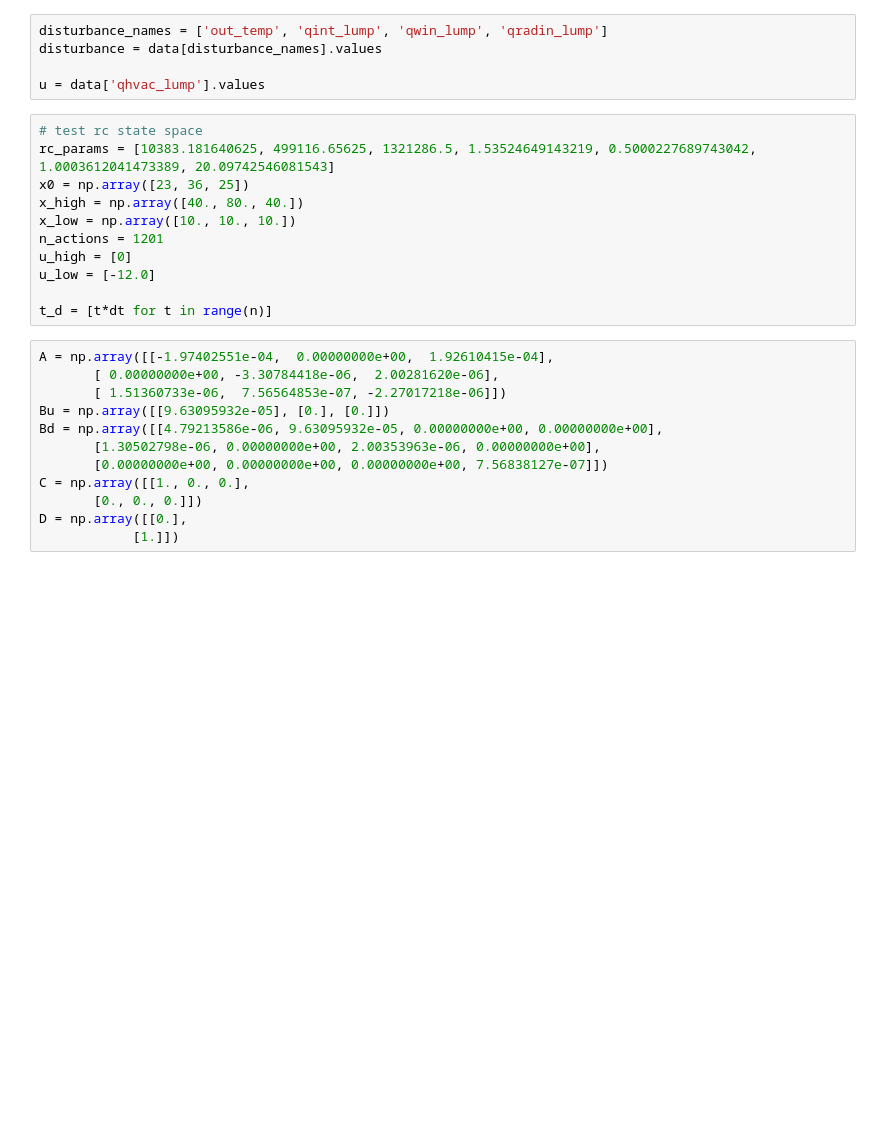
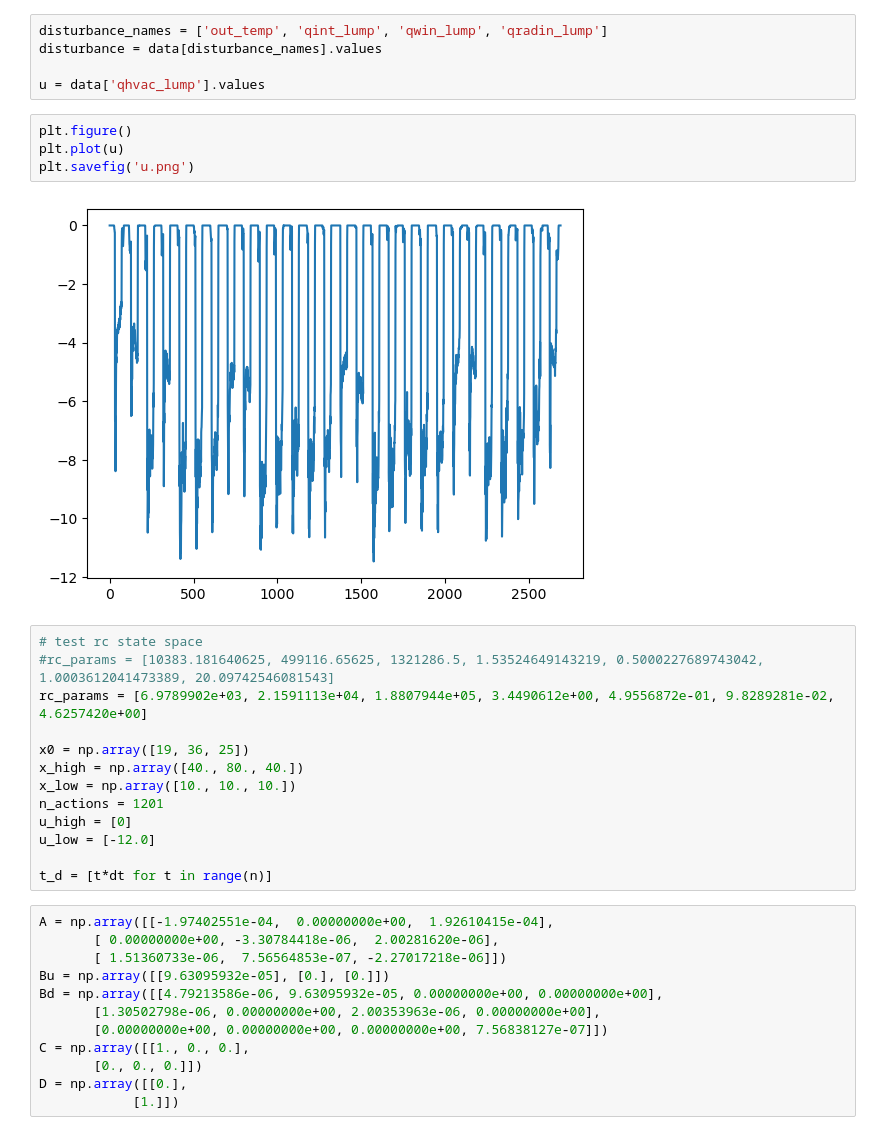
Before and after one commit to YangyangFu/dynax, a Jupyter notebook: resources/jax/drl/test_env.ipynb, the cells around one changed output. Drawn from its saved outputs; the diff is of its cells as text; blank space fills up the shorter version.

```diff
--- a/resources/jax/drl/test_env.ipynb
+++ b/resources/jax/drl/test_env.ipynb
@@ -33,10 +33,18 @@ disturbance_names = ['out_temp', 'qint_lump', 'qwin_lump', 'qradin_lump']
 disturbance = data[disturbance_names].values
 
 u = data['qhvac_lump'].values
+# %%
+plt.figure()
+plt.plot(u)
+plt.savefig('u.png')
+# %% [output]
+[figure, added]
 # %%
 # test rc state space
-rc_params = [10383.181640625, 499116.65625, 1321286.5, 1.53524649143219, 0.5000227689743042, 1.0003612041473389, 20.09742546081543]
-x0 = np.array([23, 36, 25])
+#rc_params = [10383.181640625, 499116.65625, 1321286.5, 1.53524649143219, 0.5000227689743042, 1.0003612041473389, 20.09742546081543]
+rc_params = [6.9789902e+03, 2.1591113e+04, 1.8807944e+05, 3.4490612e+00, 4.9556872e-01, 9.8289281e-02, 4.6257420e+00]
+
+x0 = np.array([19, 36, 25])
 x_high = np.array([40., 80., 40.])
 x_low = np.array([10., 10., 10.])
 n_actions = 1201
```
Also changed, not shown: parts of 5 cells of this notebook, 12 other files.
